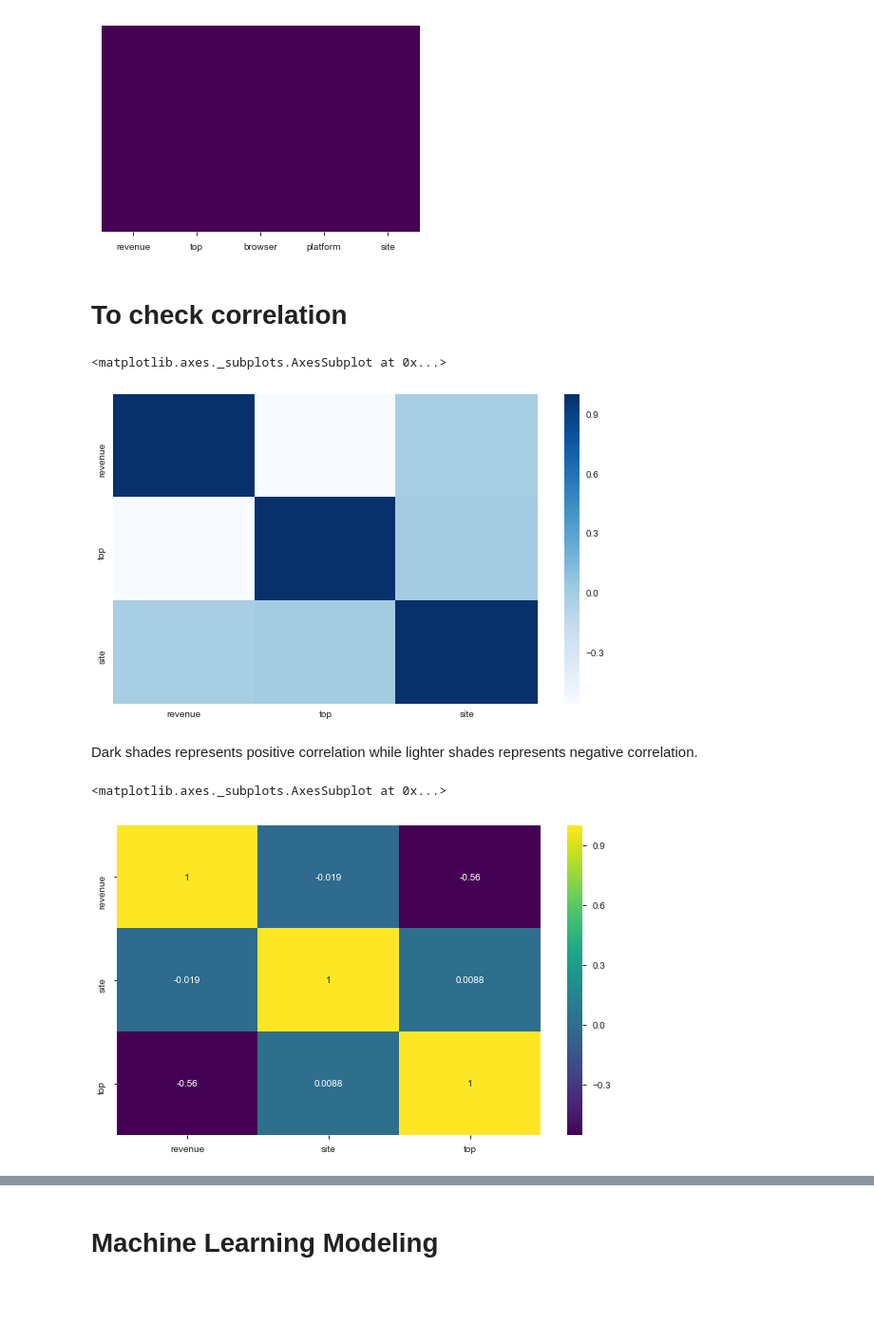
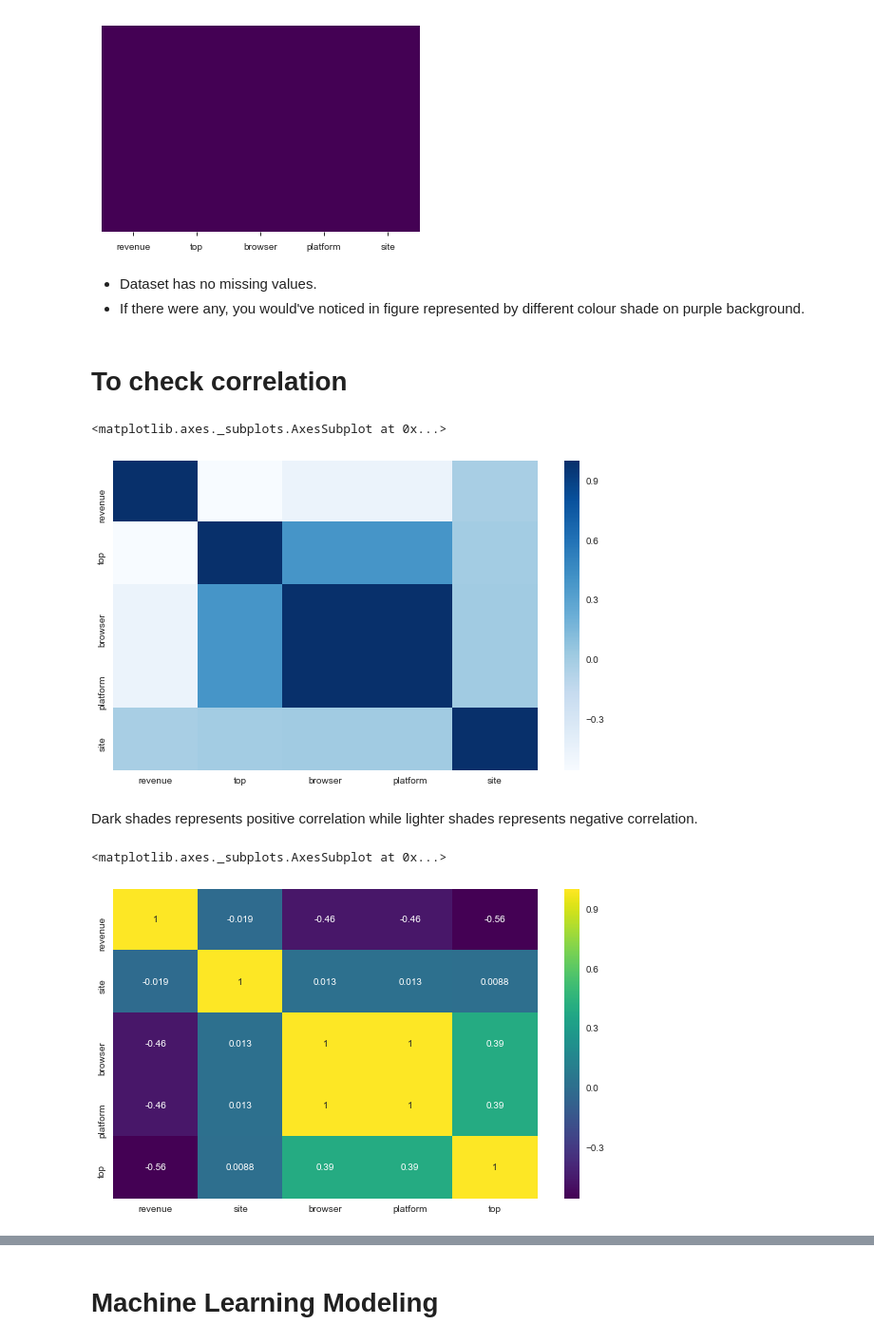
Before and after one commit to dgatlin/LogAnalysis, a Jupyter notebook: Log Level Data.ipynb, the cells around one changed output, grey strips where cells are left out. Shown at 95% size. Drawn from its saved outputs; the diff is of its cells as text; code cells hidden in the pictures; blank space fills up the shorter version.

```diff
--- a/Log Level Data.ipynb
+++ b/Log Level Data.ipynb
@@ -30,3 +39,6 @@ df.head()
+# %%
+df['browser'] = df['browser'].astype('category').cat.codes
+df['platform'] = df['browser'].astype('category').cat.codes
 # %% [markdown]
 # Data Insights
 # %%
@@ -75,6 +93,9 @@ sns.heatmap(df.isnull(),cbar=False,yticklabels=False,cmap = 'viridis')
 # %% [output]
 <matplotlib.axes._subplots.AxesSubplot at 0x...>
 [figure]
+# %% [markdown]
+* Dataset has no missing values.
+* If there were any, you would've noticed in figure represented by different colour shade on purple background.
 # %% [markdown]
 # To check correlation
 # %%
@@ -82,16 +103,16 @@ plt.figure(figsize=(10,6))
 sns.heatmap(df.corr(),cmap='Blues',annot=False)
 # %% [output]
 <matplotlib.axes._subplots.AxesSubplot at 0x...>
-[figure, old version]
+[figure, new version]
 # %% [markdown]
 Dark shades represents positive correlation while lighter shades represents negative correlation.
 # %%
 #Quality correlation matrix
-k = 12 #number of variables for heatmap
+k = 5 #number of variables for heatmap
 cols = df.corr().nlargest(k, 'revenue')['revenue'].index
 cm = df[cols].corr()
 plt.figure(figsize=(10,6))
 sns.heatmap(cm, annot=True, cmap = 'viridis')
 # %% [output]
 <matplotlib.axes._subplots.AxesSubplot at 0x...>
-[figure, old version]
+[figure, new version]
```
Also changed, not shown: parts of 16 cells of this notebook, 1 other file.
